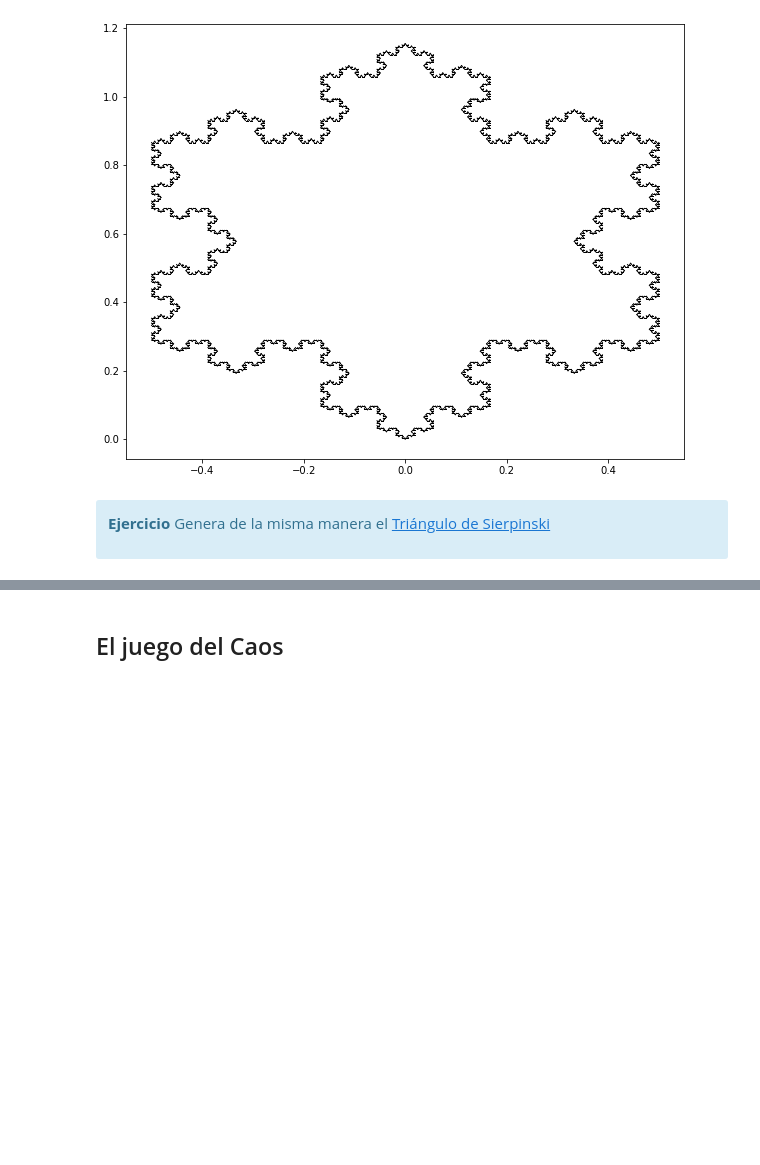
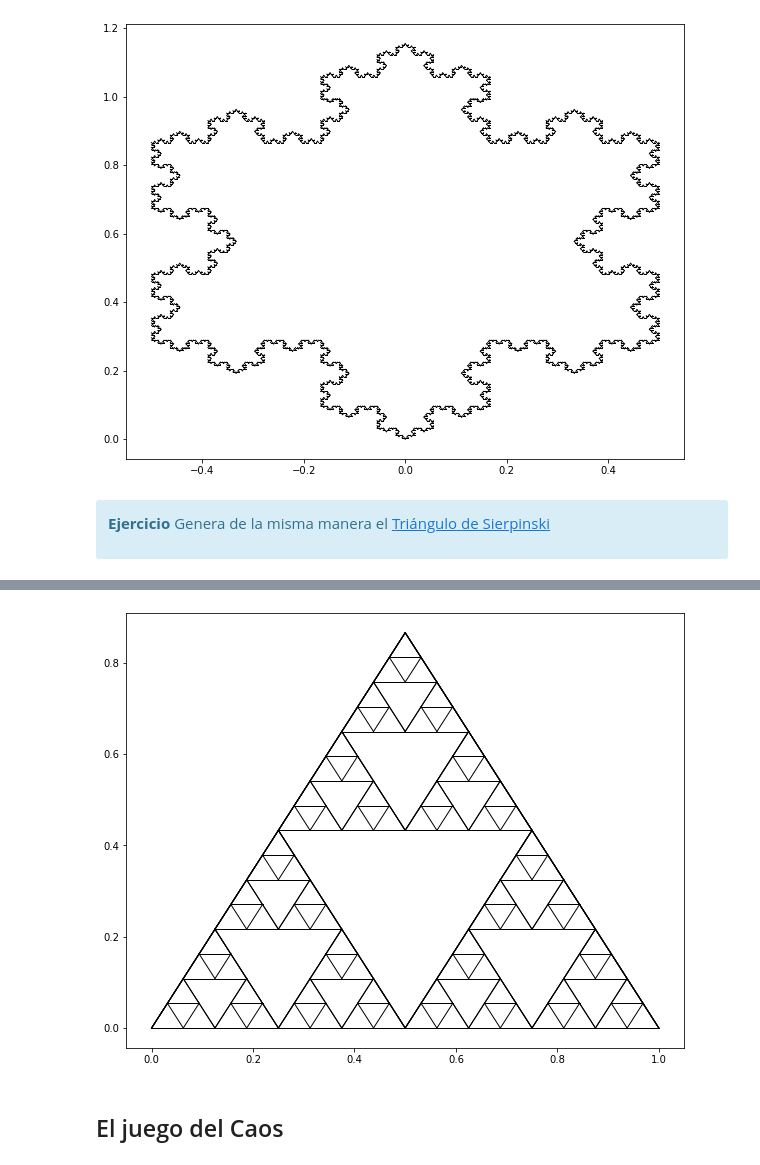
Before and after one commit to Skalas/Matematicas-computacionales-fall2020, a Jupyter notebook: alumnos/PauDelValle/Clases/14-fractales.ipynb, the cells around one changed output, grey strips where cells are left out. Saved outputs shown, nothing was run; the diff lists cells and outputs as text; code cells hidden in the pictures; blank space fills up the shorter version.

```diff
--- a/alumnos/PauDelValle/Clases/14-fractales.ipynb
+++ b/alumnos/PauDelValle/Clases/14-fractales.ipynb
@@ -150,13 +150,13 @@ class Triangulo_sierpinski:
     def mid_point(x1, y1, x2, y2):
         return (x1+x2)/2.0, (y1+y2)/2.0
 
-    def generar(self, iteracion, x1, y1, x2, y2, x3, y3):
+    def _generar(self, iteracion, x1, y1, x2, y2, x3, y3):
         if iteracion > 0:
             plot([x1, x2], [y1, y2], lw=1.0, color='black')
             plot([x2, x3], [y2, y3], lw=1.0, color='black')
             plot([x3, x1], [y3, y1], lw=1.0, color='black')
-            self.generar(iteracion -1, x1, y1, (x1+x2)/2, (y1+y2)/2, (x1+x3)/2, (y1+y3)/2)
-            self.generar(iteracion -1, (x1+x2)/2, (y1+y2)/2, x2, y2, (x2+x3)/2, (y2+y3)/2)
-            self.generar(iteracion -1, (x1+x3)/2, (y1+y3)/2, (x2+x3)/2, (y2+y3)/2, x3, y3)
-        pass
+            self._generar(iteracion -1, x1, y1, (x1+x2)/2, (y1+y2)/2, (x1+x3)/2, (y1+y3)/2)
+            self._generar(iteracion -1, (x1+x2)/2, (y1+y2)/2, x2, y2, (x2+x3)/2, (y2+y3)/2)
+            self._generar(iteracion -1, (x1+x3)/2, (y1+y3)/2, (x2+x3)/2, (y2+y3)/2, x3, y3)
+Triangulo_sierpinski(5, 1)
 # %% [output]
@@ -164,3 +164,4 @@ SyntaxError: unexpected EOF while parsing (<ipython-input-14-ab544e378543>, line
+[figure, added]
 # %% [markdown]
 ## El juego del Caos
 # %% [markdown]
```
Also changed, not shown: parts of 7 cells of this notebook, 1 other file.
